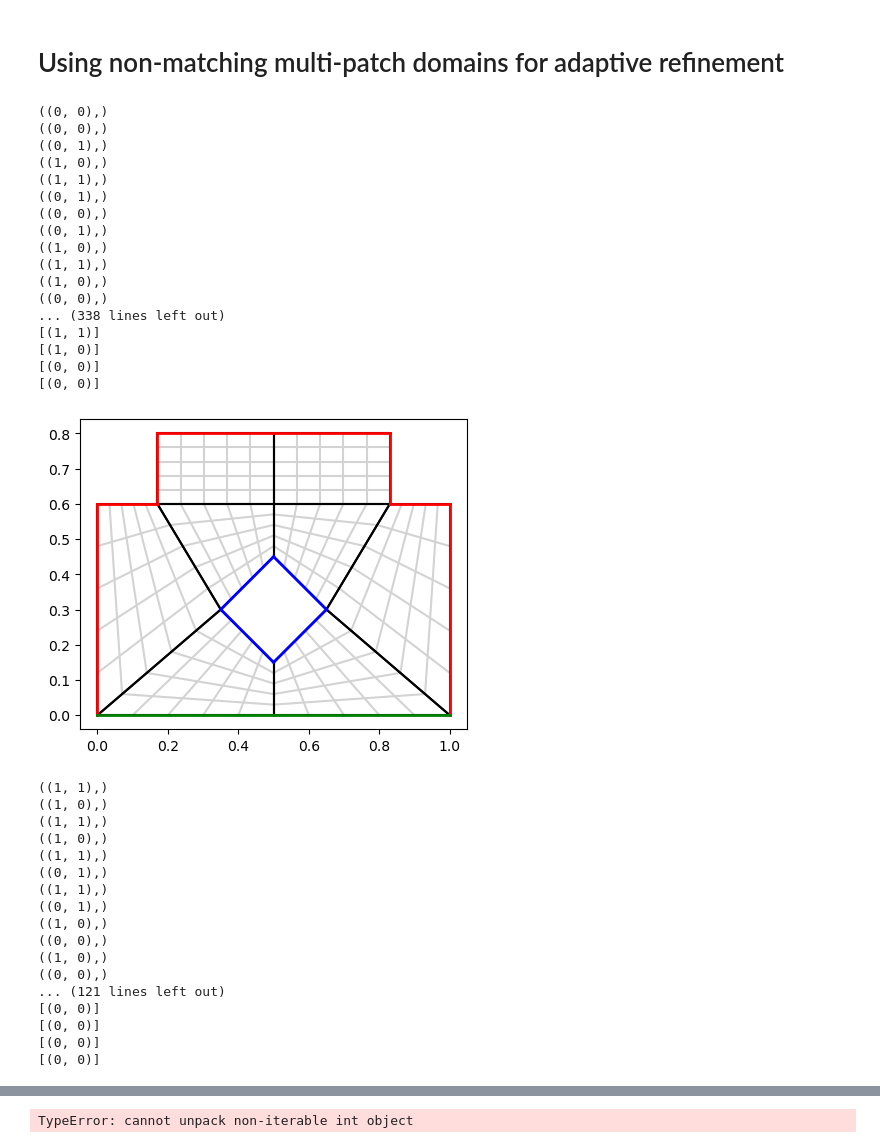
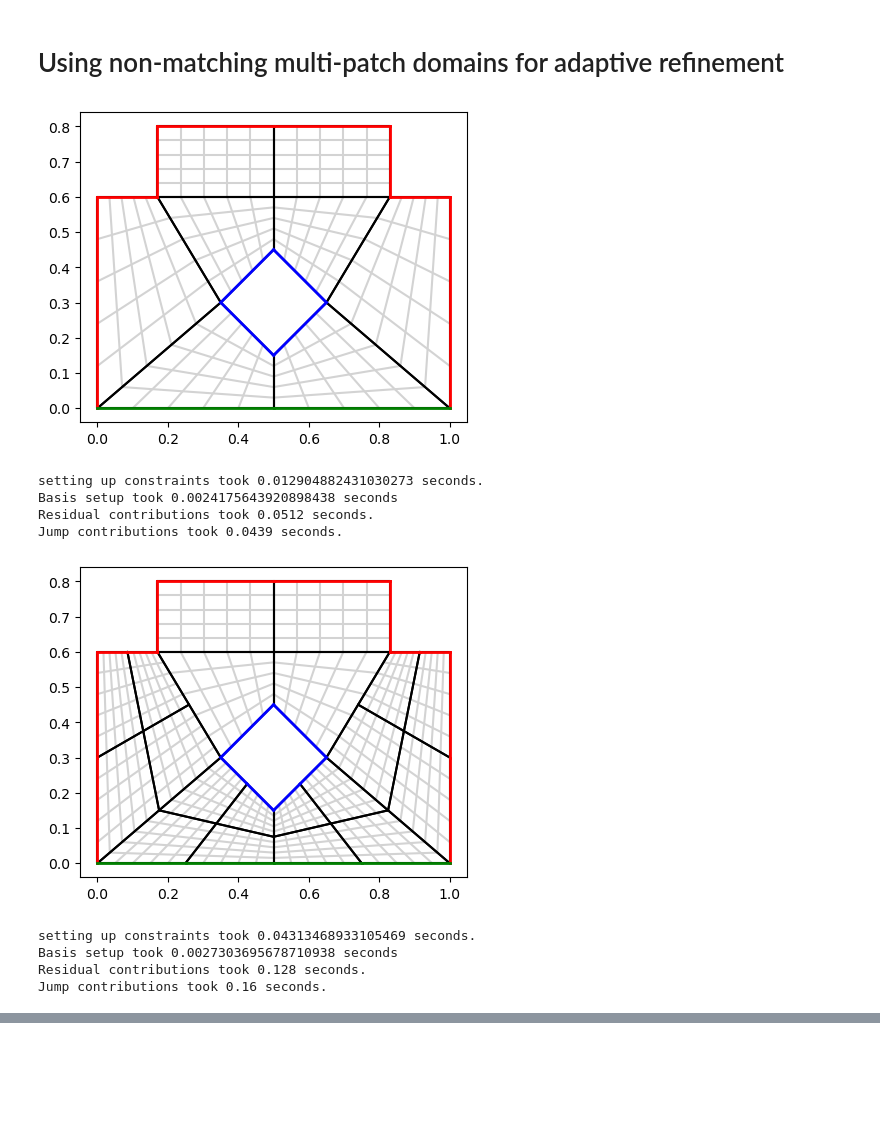
Before and after one commit to Stefan714/pyiga, a Jupyter notebook: notebooks/solve-multipatch.ipynb, the cells around one changed output, grey strips where cells are left out. Cells and saved outputs as stored; diff of their text form; code cells hidden in the pictures; blank space fills up the shorter version.

```diff
--- a/notebooks/solve-multipatch.ipynb
+++ b/notebooks/solve-multipatch.ipynb
@@ -200,8 +88,8 @@ def ComputerChip(p, N):
         geometry.Quad(np.array([[0.35, 0.5, 0.17, 0.5],[0.3, 0.45, 0.6, 0.6]])),
         geometry.Quad(np.array([[0.17, 0.5, 0.17, 0.5],[0.6, 0.6, 0.8, 0.8]])),
         geometry.Quad(np.array([[0.5,1,0.5, 0.65],[0,0,0.15,0.3]])),
-        geometry.Quad(np.array([[0.65, 1, 0.83,1],[0.3,0,0.6,0.6]])),
-        geometry.Quad(np.array([[0.65, 0.83, 0.5, 0.5],[0.3, 0.6, 0.45, 0.6]])),
+        geometry.Quad(np.array([[1,1,0.65,0.83],[0,0.6,0.3,0.6]])),
+        geometry.Quad(np.array([[0.5,0.65,0.5,0.83],[0.45,0.3,0.6,0.6]])),
         geometry.Quad(np.array([[0.5, 0.83, 0.5, 0.83],[0.6, 0.6, 0.8, 0.8]])),
     ]
 
@@ -210,8 +98,8 @@ def ComputerChip(p, N):
     patches = [(kv, g) for kv,g in zip(kvs,geos)]
     M = topology.PatchMesh(patches)
 
-    M.set_boundary_id({'Dirichlet':{(0,'top'),(2,'bottom'),(4,'top'),(6,'left')},
-                       'Neumann':{(1,'top'),(1,'left'),(3,'top'),(3,'left'),(5,'top'),(5,'right'),(7,'top'),(7,'right')},
+    M.set_boundary_id({'Dirichlet':{(0,'top'),(2,'bottom'),(4,'top'),(6,'bottom')},
+                       'Neumann':{(1,'top'),(1,'left'),(3,'top'),(3,'left'),(5,'bottom'),(5,'right'),(7,'top'),(7,'right')},
                        'Robin' : {(0,'bottom'),(4,'bottom')}})
     M.set_domain_id({0:{0,1,2,4,5,6}, 1:{3,7}})
     return M
@@ -307,68 +163,43 @@ def solveChip(MP):
 M = ComputerChip(3,5)
 
 kappa = 130.0
 alpha = 0.2
 f = lambda x,y: 0.0
 gN = lambda x,y: 0.0
 gD = lambda x,y: 500.0
 gR = lambda x,y: 300.0*alpha
 lambda0 = 0.01
 lambda1 = 3.95
 
-maxiter=10
+maxiter=15
 for it in range(maxiter):
-    M.plotmesh(patch_idx = False, knots=True, nodes=False, bcolor={'Dirichlet':'blue','Neumann':'red','Robin':'green'}, bwidth=2)
+    M.plotmesh(figsize=(5,5),patch_idx = False, knots=True, nodes=False, bcolor={'Dirichlet':'blue','Neumann':'red','Robin':'green'}, bwidth=2)
     plt.axis('scaled');
     plt.show()
 
     MP = assemble.Multipatch(M, automatch=True)
     dir_bcs = MP.set_dirichlet_boundary({'Dirichlet':gD})
 
     #assemble and solve
     u = solveChip(MP)
 
     #estimate
     err_ind = adaptive.mp_resPois(MP,u,a={0:lambda0, 1:lambda1}, f={0:f, 1:f})
 
     #mark
-    marked_patches = adaptive.quick_mark(err_ind, theta=0.8)
+    marked_patches = adaptive.quick_mark(err_ind, theta=0.95)
 
     #refine
     if it != maxiter-1:
         M.h_refine(patches=marked_patches,ref="rs");
 # %% [output]
+[figure]
-((0, 0),)
-((0, 0),)
-((0, 1),)
-((1, 0),)
-((1, 1),)
-((0, 1),)
-((0, 0),)
-((0, 1),)
-((1, 0),)
-((1, 1),)
-((1, 0),)
-((0, 0),)
-... (338 lines left out)
-[(1, 1)]
-[(1, 0)]
-[(0, 0)]
-[(0, 0)]
+setting up constraints took 0.012904882431030273 seconds.
+Basis setup took 0.0024175643920898438 seconds
+Residual contributions took 0.0512 seconds.
+Jump contributions took 0.0439 seconds.
-[figure]
+[figure, new version]
-((1, 1),)
-((1, 0),)
-((1, 1),)
-((1, 0),)
-((1, 1),)
-((0, 1),)
-((1, 1),)
-((0, 1),)
-((1, 0),)
-((0, 0),)
-((1, 0),)
-((0, 0),)
-... (121 lines left out)
-[(0, 0)]
-[(0, 0)]
-[(0, 0)]
-[(0, 0)]
+setting up constraints took 0.04313468933105469 seconds.
+Basis setup took 0.0027303695678710938 seconds
+Residual contributions took 0.128 seconds.
+Jump contributions took 0.16 seconds.
@@ -465 +226,0 @@ Jump contributions took 0.912 seconds.
-TypeError: cannot unpack non-iterable int object
```
Also changed, not shown: parts of 14 cells of this notebook, 6 other files.
